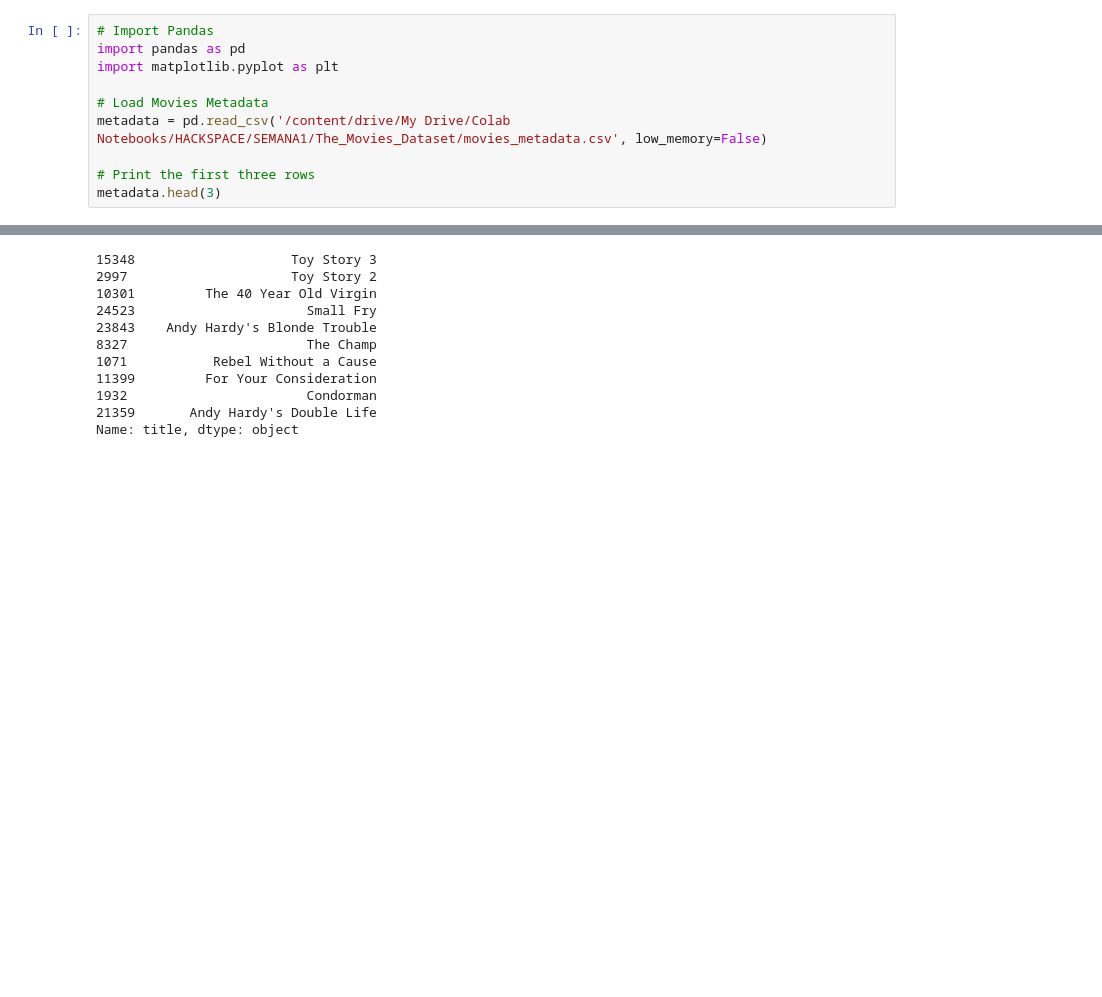
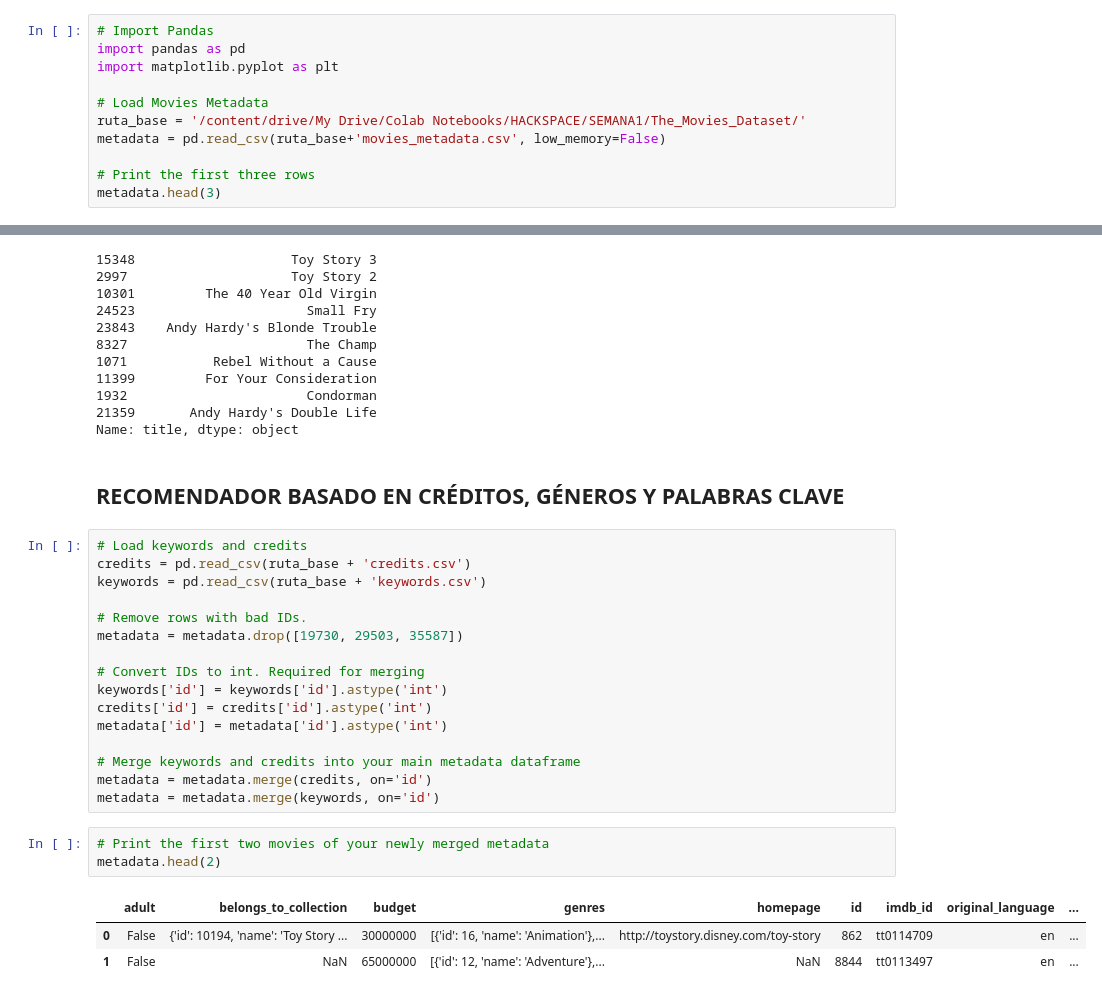
Before and after one commit to X4Zero/SISTEMAS_DE_RECOMENDACION, a Jupyter notebook: SistemaRecomendacion.ipynb, the cells around one changed output, grey strips where cells are left out. Drawn from its saved outputs; the diff is of its cells as text; blank space fills up the shorter version.

```diff
--- a/SistemaRecomendacion.ipynb
+++ b/SistemaRecomendacion.ipynb
@@ -37,7 +37,8 @@ import pandas as pd
 import matplotlib.pyplot as plt
 
 # Load Movies Metadata
-metadata = pd.read_csv('/content/drive/My Drive/Colab Notebooks/HACKSPACE/SEMANA1/The_Movies_Dataset/movies_metadata.csv', low_memory=False)
+ruta_base = '/content/drive/My Drive/Colab Notebooks/HACKSPACE/SEMANA1/The_Movies_Dataset/'
+metadata = pd.read_csv(ruta_base+'movies_metadata.csv', low_memory=False)
 
 # Print the first three rows
 metadata.head(3)
@@ -322,3 +323,28 @@ get_recommendations('Toy Story')
 1932                       Condorman
 21359       Andy Hardy's Double Life
 Name: title, dtype: object
+# %% [markdown]
+## RECOMENDADOR BASADO EN CRÉDITOS, GÉNEROS Y PALABRAS CLAVE
+# %%
+# Load keywords and credits
+credits = pd.read_csv(ruta_base + 'credits.csv')
+keywords = pd.read_csv(ruta_base + 'keywords.csv')
+
+# Remove rows with bad IDs.
+metadata = metadata.drop([19730, 29503, 35587])
+
+# Convert IDs to int. Required for merging
+keywords['id'] = keywords['id'].astype('int')
+credits['id'] = credits['id'].astype('int')
+metadata['id'] = metadata['id'].astype('int')
+
+# Merge keywords and credits into your main metadata dataframe
+metadata = metadata.merge(credits, on='id')
+metadata = metadata.merge(keywords, on='id')
+# %%
+# Print the first two movies of your newly merged metadata
+metadata.head(2)
+# %% [output]
+|  | adult | belongs_to_collection | budget | genres | homepage | id | imdb_id | original_language | ... |
+| 0 | False | {'id': 10194, 'name': 'Toy Story ... | 30000000 | [{'id': 16, 'name': 'Animation'},... | http://toystory.disney.com/toy-story | 862 | tt0114709 | en | ... |
+| 1 | False | NaN | 65000000 | [{'id': 12, 'name': 'Adventure'},... | NaN | 8844 | tt0113497 | en | ... |
```
Also changed, not shown: parts of 24 cells of this notebook.
